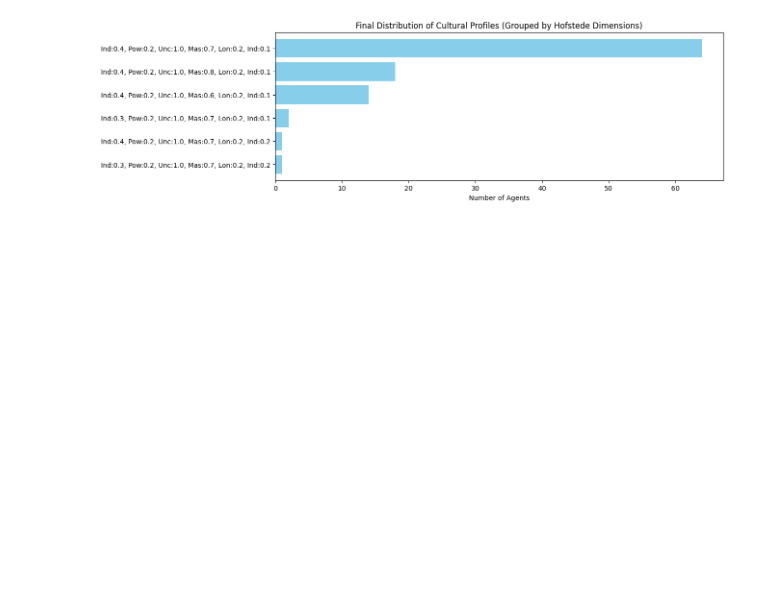
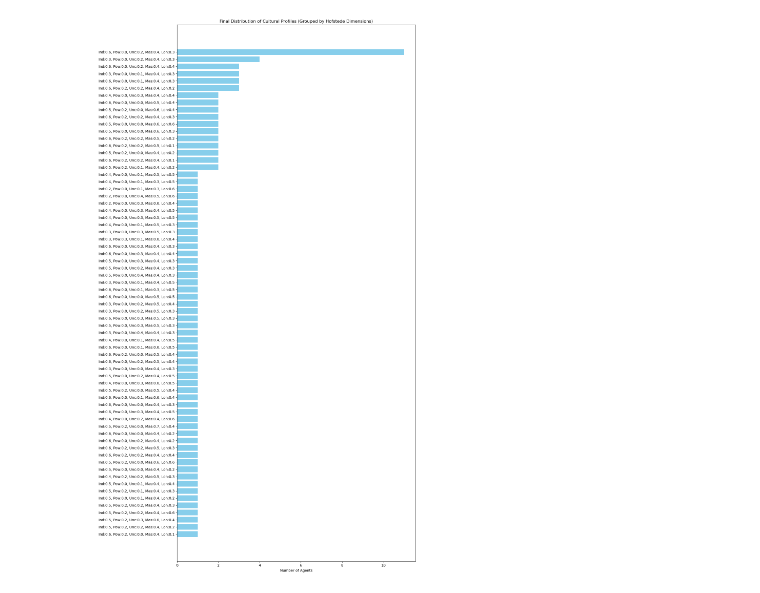
Before and after one commit to DanielSchipfer/Group-Project-CMSS, a Jupyter notebook: project_model.ipynb, the cells around one changed output. Cells and saved outputs as stored; diff of their text form; code cells hidden in the pictures; blank space fills up the shorter version.

```diff
--- a/project_model.ipynb
+++ b/project_model.ipynb
@@ -7,14 +10,19 @@ from model import CulturalModel
 # %%
-if __name__ == "__main__":
+min_connectivity = [0.1, 0.2, 0.3, 0.4, 0.5, 0.6, 0.7, 0.8]
+all_runs_data = []
+for mc_value in min_connectivity:
     model = CulturalModel(
         width=10,
         height=10,
-        min_distance_threshold=0.8,
+        min_connectivity=mc_value,
         use_distance=True,
+        difference_threshhold=0.3,
         seed=42)
+    for _ in range(50):
+        model.step()
+    run_data = model.datacollector.get_model_vars_dataframe()
+    run_data['min_connectivity'] = mc_value
+    run_data['Step'] = run_data.index
+    all_runs_data.append(run_data)
 
-    for _ in range(100):
-        model.step()
-
-    data = model.datacollector.get_model_vars_dataframe()
-    print(data)
+final_combined_data = pd.concat(all_runs_data, ignore_index=True)
@@ -55,7 +31,7 @@ before placing the agent again.
 similarity_grids = []
 
 # Run model and collect similarity maps
-model = CulturalModel(width=10, height=10, min_distance_threshold=0.9, use_distance=True, seed=42)
+model = CulturalModel(width=10, height=10, difference_threshhold=0.3, use_distance=True, seed=42, min_connectivity=.2)
 
 for step in range(50):
     model.step()
@@ -71,7 +47,7 @@ for step in range(50):
 
         similarities = []
         for neighbor in neighbors:
-            sim = sum(1 - abs(agent.culture[i] - neighbor.culture[i]) for i in range(6)) / 6
+            sim = sum(1 - abs(agent.culture[i] - neighbor.culture[i]) for i in range(5)) / 5
             similarities.append(sim)
 
         similarity_grid[x][y] = sum(similarities) / len(similarities)
@@ -130,14 +126,14 @@ plt.show()
 #how each Hofstede dimension converged spatially across the grid
 fig, axes = plt.subplots(2, 3, figsize=(15, 10))
 dimension_names = ["Individualism", "Power Distance", "Uncertainty Avoidance",
-                   "Masculinity", "Long-Term Orientation", "Indulgence"]
+                   "Masculinity", "Long-Term Orientation"]
 
 for i in range(6):
     grid = np.zeros((model.grid.width, model.grid.height))
     for agent in model.agents:
         x, y = agent.pos
         grid[x][y] = agent.culture[i]
-    ax = axes[i // 3][i % 3]
+    ax = axes[i // 2][i % 2]
     im = ax.imshow(grid.T, cmap='coolwarm', vmin=0, vmax=1)
     ax.set_title(f"{dimension_names[i]}")
     ax.axis('off')
@@ -168,35 +165,35 @@ from collections import Counter
 hofstede_dims = [
     "Individualism", "Power Distance", "Uncertainty Avoidance",
     "Masculinity", "Long-Term Orientation", "Indulgence"
 ]
 
 # Step 1: Count unique cultural profiles
 profiles = [
     tuple(round(v, 1) for v in agent.culture)
     for agent in model.agents
 ]
 profile_counts = Counter(profiles)
 
 # Step 2: Sort by number of agents per profile
 sorted_profiles = sorted(profile_counts.items(), key=lambda x: -x[1])
 
 # Step 3: Convert tuples into readable labels
 # Step 3: Shorter, single-line profile labels
 labels = [
-    ", ".join([f"{hofstede_dims[i][:3]}:{profile[i]}" for i in range(6)])
+    ", ".join([f"{hofstede_dims[i][:3]}:{profile[i]}" for i in range(5)])
     for profile, _ in sorted_profiles]
 
 values = [count for _, count in sorted_profiles]
 
 # Step 4: Plot histogram
 plt.figure(figsize=(12, max(4, len(labels) * 0.4)))  # dynamic height if many labels
 plt.barh(labels, values, color='skyblue')
 plt.xlabel("Number of Agents")
 plt.title("Final Distribution of Cultural Profiles (Grouped by Hofstede Dimensions)")
 plt.gca().invert_yaxis()
 plt.show()
 # %% [output]
-[figure, old version]
+[figure, new version]
 # %%
 from sklearn.cluster import KMeans
 
```
Also changed, not shown: parts of 11 cells of this notebook, 2 other files.
